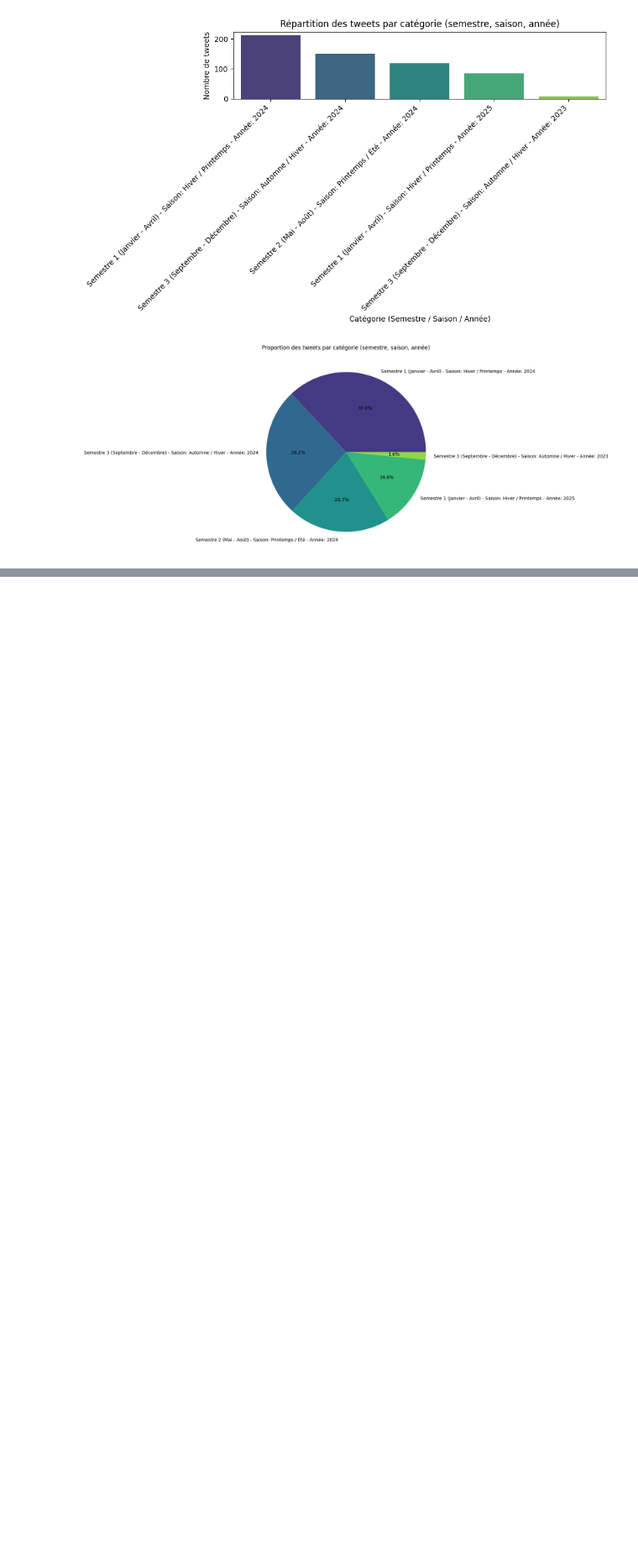
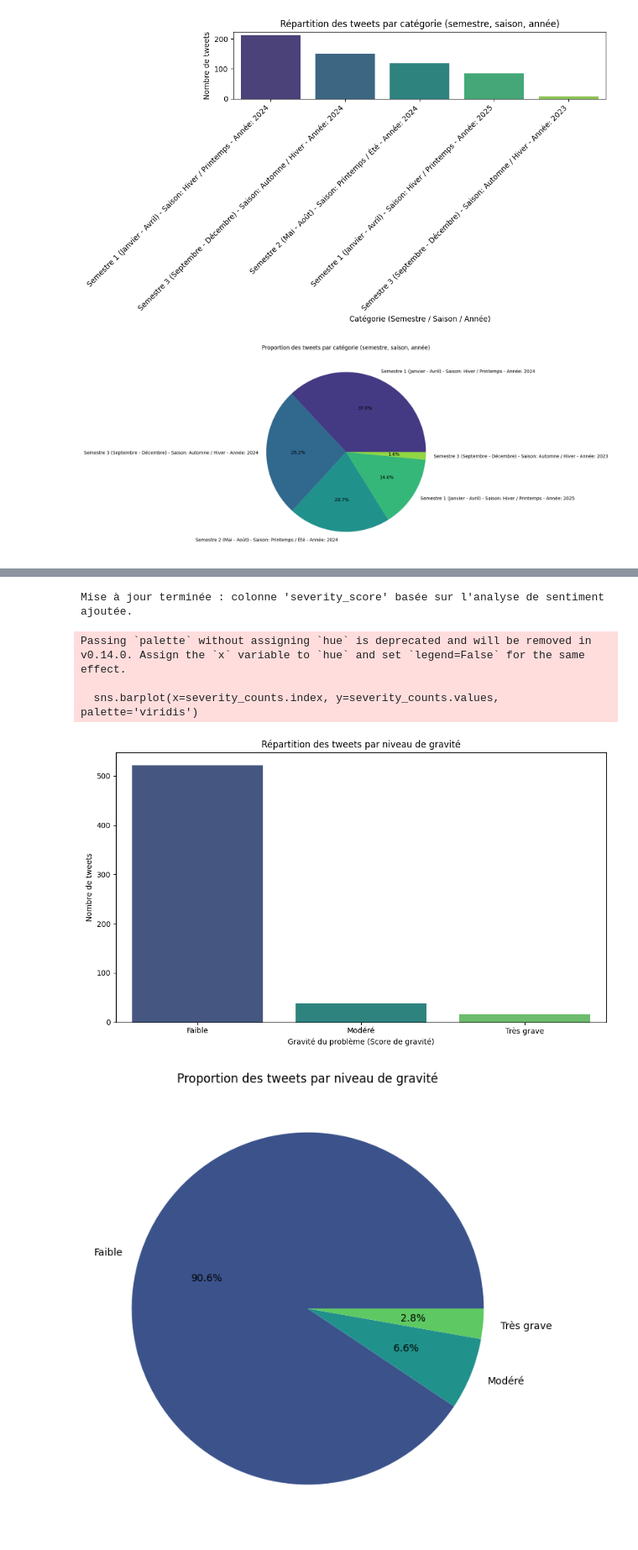
Before and after one commit to Ilyes360/engie, a Jupyter notebook: Graphe(Analyse)/Analyse.ipynb, the cells around one changed output, grey strips where cells are left out. Shown at 84% size. Cells and saved outputs as stored; diff of their text form; code cells hidden in the pictures; blank space fills up the shorter version.

```diff
--- a/Graphe(Analyse)/Analyse.ipynb
+++ b/Graphe(Analyse)/Analyse.ipynb
@@ -286,0 +287,52 @@ Passing `palette` without assigning `hue` is deprecated and will be removed in v
+# %%
+
+from vaderSentiment.vaderSentiment import SentimentIntensityAnalyzer
+
+df = pd.read_csv('../Data/data_cleaned_with_analysis.csv')
+
+analyzer = SentimentIntensityAnalyzer()
+
+def calculate_severity_with_sentiment(text):
+    sentiment_score = analyzer.polarity_scores(text)
+
+    compound_score = sentiment_score['compound']
+
+    if compound_score <= -0.5:
+        return 3
+    elif compound_score <= -0.2:
+        return 2
+    else:
+        return 1
+
+df['severity_score'] = df['full_text'].apply(calculate_severity_with_sentiment)
+
+df.to_csv('../Data/tweets_categorises_with_sentiment_severity.csv', index=False)
+
+print("Mise à jour terminée : colonne 'severity_score' basée sur l'analyse de sentiment ajoutée.")
+# %% [output]
+Mise à jour terminée : colonne 'severity_score' basée sur l'analyse de sentiment ajoutée.
+# %%
+
+df = pd.read_csv('../Data/tweets_categorises_with_sentiment_severity.csv')
+
+severity_counts = df['severity_score'].value_counts()
+
+plt.figure(figsize=(10, 6))
+sns.barplot(x=severity_counts.index, y=severity_counts.values, palette='viridis')
+plt.xlabel("Gravité du problème (Score de gravité)")
+plt.ylabel("Nombre de tweets")
+plt.title("Répartition des tweets par niveau de gravité")
+plt.xticks([0, 1, 2], ['Faible', 'Modéré', 'Très grave'], rotation=0)
+plt.tight_layout()
+plt.show()
+
+plt.figure(figsize=(8, 8))
+plt.pie(severity_counts, labels=['Faible', 'Modéré', 'Très grave'], autopct='%1.1f%%', colors=sns.color_palette('viridis', len(severity_counts)))
+plt.title("Proportion des tweets par niveau de gravité")
+plt.show()
+# %% [output]
+Passing `palette` without assigning `hue` is deprecated and will be removed in v0.14.0. Assign the `x` variable to `hue` and set `legend=False` for the same effect.
+
+  sns.barplot(x=severity_counts.index, y=severity_counts.values, palette='viridis')
+[figure, added]
+[figure, added]
```
Also changed, not shown: parts of 2 cells of this notebook, 1 other file.
